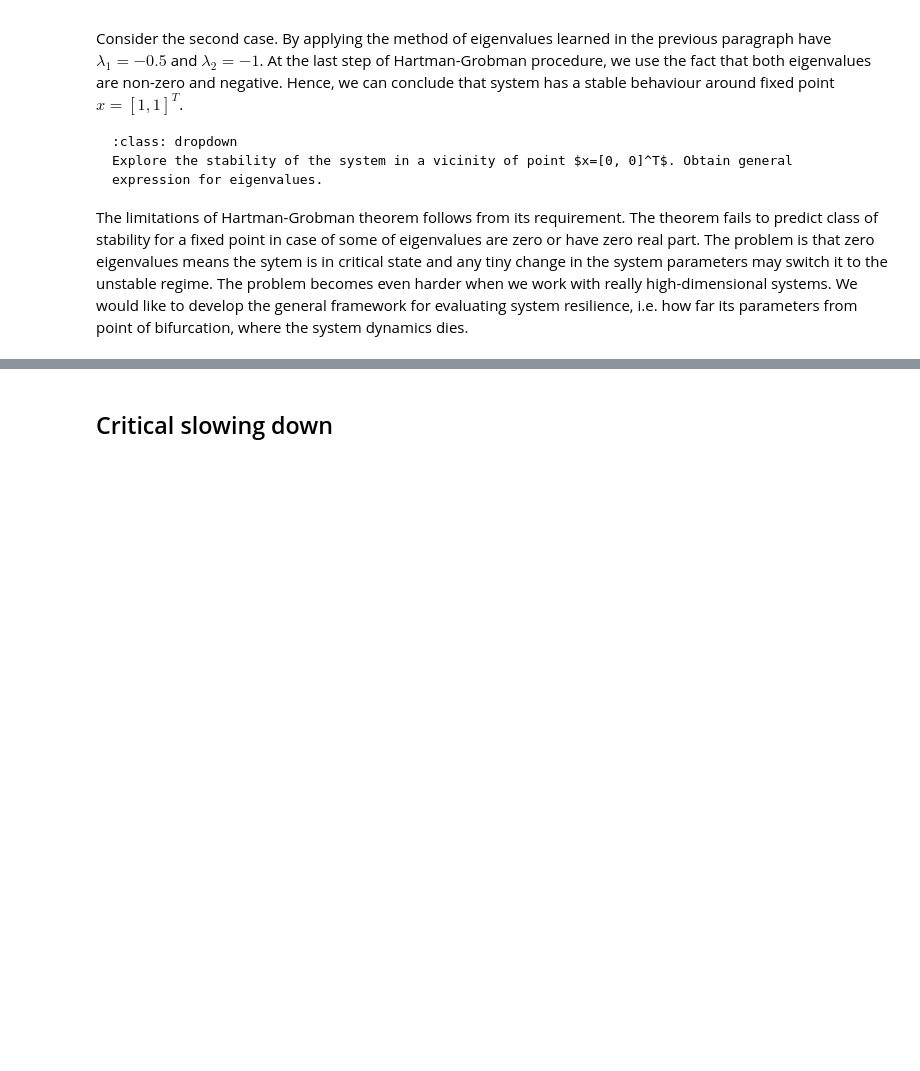
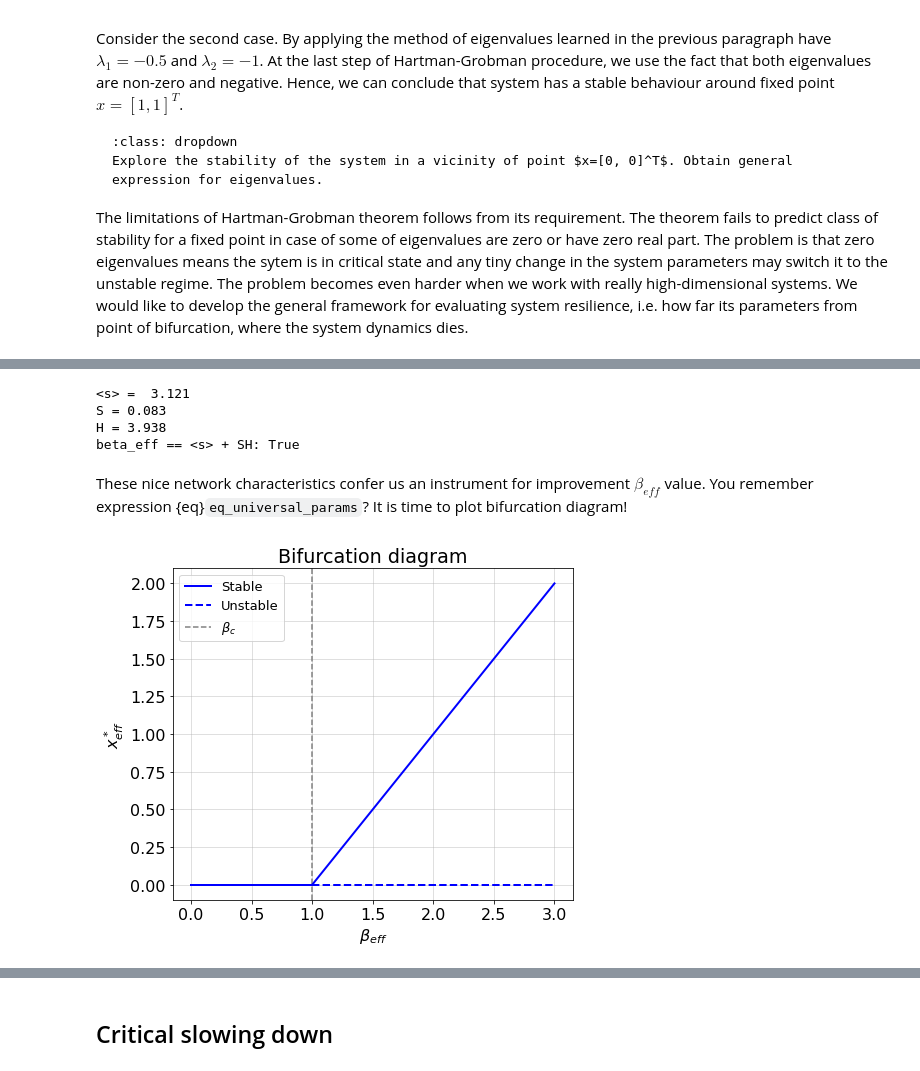
Before and after one commit to ComputationalAgingLab/computational_aging_course, a Jupyter notebook: _sources/dyn/system_resilience.ipynb, the cells around one changed output, grey strips where cells are left out. Saved outputs shown, nothing was run; the diff lists cells and outputs as text; code cells hidden in the pictures; blank space fills up the shorter version.

```diff
--- a/_sources/dyn/system_resilience.ipynb
+++ b/_sources/dyn/system_resilience.ipynb
@@ -918,0 +1069,45 @@ Note this all deterministic
+# %%
+def compute_topological_characteristics(A):
+    n = A.shape[0]
+    vec1 = np.ones((n, 1))
+    sout = A.sum(0)
+    sin = A.sum(1)
+    sout_avg = sout.mean()
+    sin_avg = sin.mean()
+    savg = (vec1.T @ A @ vec1).item() / n #density
+    S = ((sout * sin).sum()/n - sin_avg * sout_avg) / (sin.std(ddof=1) * sout.std(ddof=1)) #symmetry
+    H = (sin.std(ddof=1) * sout.std(ddof=1)) / savg #heterogenity
+    return savg, S, H
+
+savg, S, H = compute_topological_characteristics(A)
+print('<s> = ', round(savg, 3))
+print('S =', round(S, 3))
+print('H =', round(H, 3))
+print('beta_eff == <s> + SH:', beff == savg + S * H)
+# %% [output]
+<s> =  3.121
+S = 0.083
+H = 3.938
+beta_eff == <s> + SH: True
+# %% [markdown]
+These nice network characteristics confer us an instrument for improvement $\beta_{eff}$ value. You remember expression {eq}`eq_universal_params`? It is time to plot bifurcation diagram!
+# %%
+beta0 = np.linspace(0, 1, 100)
+beta1 = np.linspace(1, 3, 100)
+x_star0 = np.zeros(beta0.shape[0])
+x_star1 = beta1 / B - 1
+
+fig, ax = plt.subplots(1, 1, figsize=(7, 6))
+ax.set_xlabel(r'$\beta_{eff}$', fontsize=16)
+ax.set_ylabel(r'$x^*_{eff}}$', fontsize=16)
+ax.set_title('Bifurcation diagram')
+ax.plot(beta0, x_star0, lw=2, color='b');
+ax.hlines(0, 1, 3, color='b', ls='--', lw=2)
+ax.axvline(1, color='grey', ls='--')
+ax.plot(beta1, x_star1, lw=2, color='b');
+ax.grid(alpha=0.5)
+ax.legend(['Stable', 'Unstable', r'$\beta_c$'], loc='upper left', fontsize=13);
+plt.tight_layout()
+plt.show()
+# %% [output]
+[figure, added]
```
Also changed, not shown: parts of 16 cells of this notebook, 11 other files.
